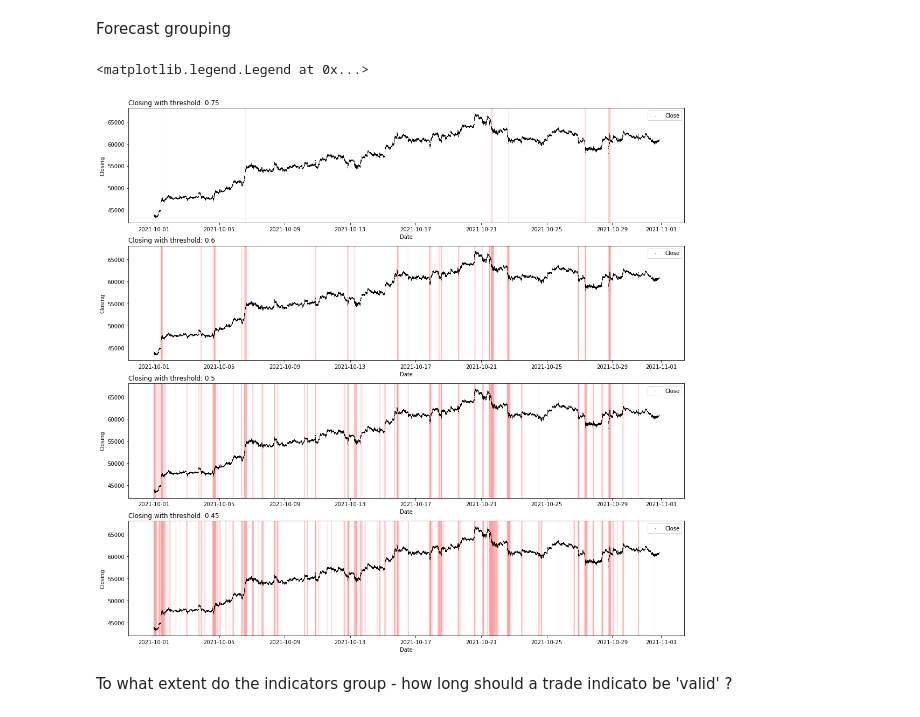
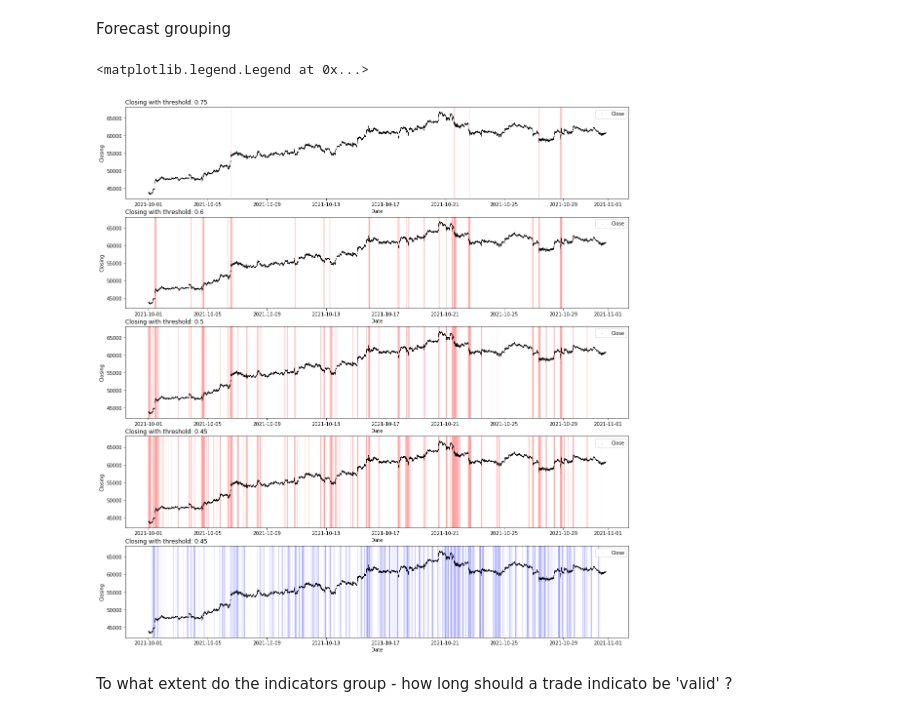
Before and after one commit to Kevin-Hayabusa/crypto_ml, a Jupyter notebook: Modules/Mod_4b_ML.ipynb, the cells around one changed output. Drawn from its saved outputs; the diff is of its cells as text; code cells hidden in the pictures.

Commit message:
Updates to Mod4, plots and lifetime of signal+

```diff
--- a/Modules/Mod_4b_ML.ipynb
+++ b/Modules/Mod_4b_ML.ipynb
@@ -1594,20 +1594,23 @@ Run time Mean (min) : 57.7
 Forecast grouping
 # %%
 # setting up the axes
-fig, axs = plt.subplots(4, 1)
-fig.set_size_inches(18.5, 18)
+fig, axs = plt.subplots(5, 1)
+fig.set_size_inches(18.5, 20)
 
 # Use some parameters
 Plot_Threshold = 0.75
 
 # Compute dates for threshold choice
 Dat = Backtest_Data[Backtest_Data['Prob_Start'] > Plot_Threshold]['DateTime']
+Dat_Actual = Backtest_Data[Backtest_Data['Cap_Return%'] > 0.015]['DateTime']
+
 
 axs[0].set_title('Closing with threshold: '+str(Plot_Threshold), loc = 'left')
 axs[0].set_ylabel('Closing')
 axs[0].set_xlabel('Date')
 axs[0].scatter(Backtest_Data['DateTime'], Backtest_Data['Close'], color = "black", s=0.1, lw = 0.5, label = 'Close')
-[axs[0].axvline(x=i, lw = 0.05, alpha = 0.1, color = 'r') for i in Dat]
+[axs[0].axvline(x=i, lw = 0.1, alpha = 0.1, color = 'r') for i in Dat]
+# [axs[0].axvline(x=i, lw = 0.05, alpha = 0.1, color = 'b') for i in Dat_Actual]
 axs[0].legend(loc='upper right')
 
 
@@ -1619,34 +1622,41 @@ Dat = Backtest_Data[Backtest_Data['Prob_Start'] > Plot_Threshold]['DateTime']
 axs[1].set_title('Closing with threshold: '+str(Plot_Threshold), loc = 'left')
 axs[1].set_ylabel('Closing')
 axs[1].set_xlabel('Date')
 axs[1].scatter(Backtest_Data['DateTime'], Backtest_Data['Close'], color = "black", s=0.1, lw = 0.5, label = 'Close')
 [axs[1].axvline(x=i, lw = 0.05, alpha = 0.1, color = 'r') for i in Dat]
 axs[1].legend(loc='upper right')
 
 Plot_Threshold = 0.5
 
 # Compute dates for threshold choice
 Dat = Backtest_Data[Backtest_Data['Prob_Start'] > Plot_Threshold]['DateTime']
 axs[2].set_title('Closing with threshold: '+str(Plot_Threshold), loc = 'left')
 axs[2].set_ylabel('Closing')
 axs[2].set_xlabel('Date')
 axs[2].scatter(Backtest_Data['DateTime'], Backtest_Data['Close'], color = "black", s=0.1, lw = 0.5, label = 'Close')
 [axs[2].axvline(x=i, lw = 0.05, alpha = 0.1, color = 'r') for i in Dat]
 axs[2].legend(loc='upper right')
 
 Plot_Threshold = 0.45
 
 # Compute dates for threshold choice
 Dat = Backtest_Data[Backtest_Data['Prob_Start'] > Plot_Threshold]['DateTime']
 axs[3].set_title('Closing with threshold: '+str(Plot_Threshold), loc = 'left')
 axs[3].set_ylabel('Closing')
 axs[3].set_xlabel('Date')
 axs[3].scatter(Backtest_Data['DateTime'], Backtest_Data['Close'], color = "black", s=0.1, lw = 0.5, label = 'Close')
 [axs[3].axvline(x=i, lw = 0.05, alpha = 0.1, color = 'r') for i in Dat]
 axs[3].legend(loc='upper right')
+
+axs[4].set_title('Closing with threshold: '+str(Plot_Threshold), loc = 'left')
+axs[4].set_ylabel('Closing')
+axs[4].set_xlabel('Date')
+axs[4].scatter(Backtest_Data['DateTime'], Backtest_Data['Close'], color = "black", s=0.1, lw = 0.5, label = 'Close')
+[axs[4].axvline(x=i, lw = 0.05, alpha = 0.1, color = 'b') for i in Dat_Actual]
+axs[4].legend(loc='upper right')
 # %% [output]
 <matplotlib.legend.Legend at 0x...>
-[figure, old version]
+[figure, new version]
 # %% [markdown]
 To what extent do the indicators group - how long should a trade indicato be 'valid' ?
 # %% [markdown]
```
